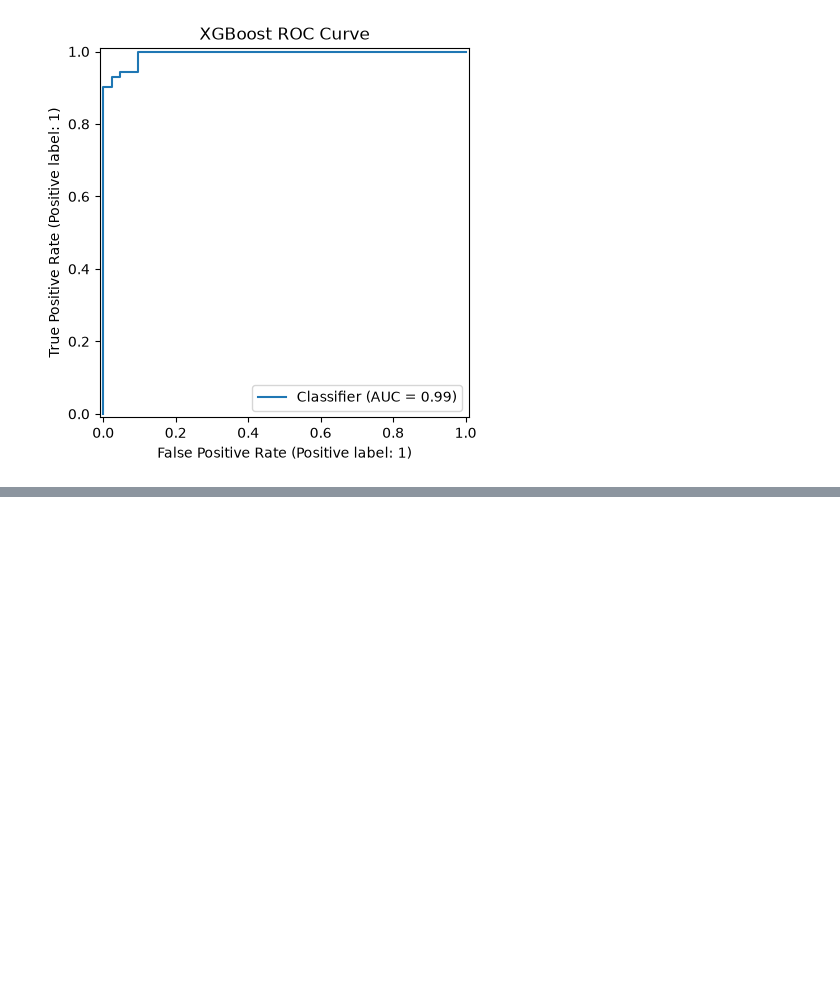
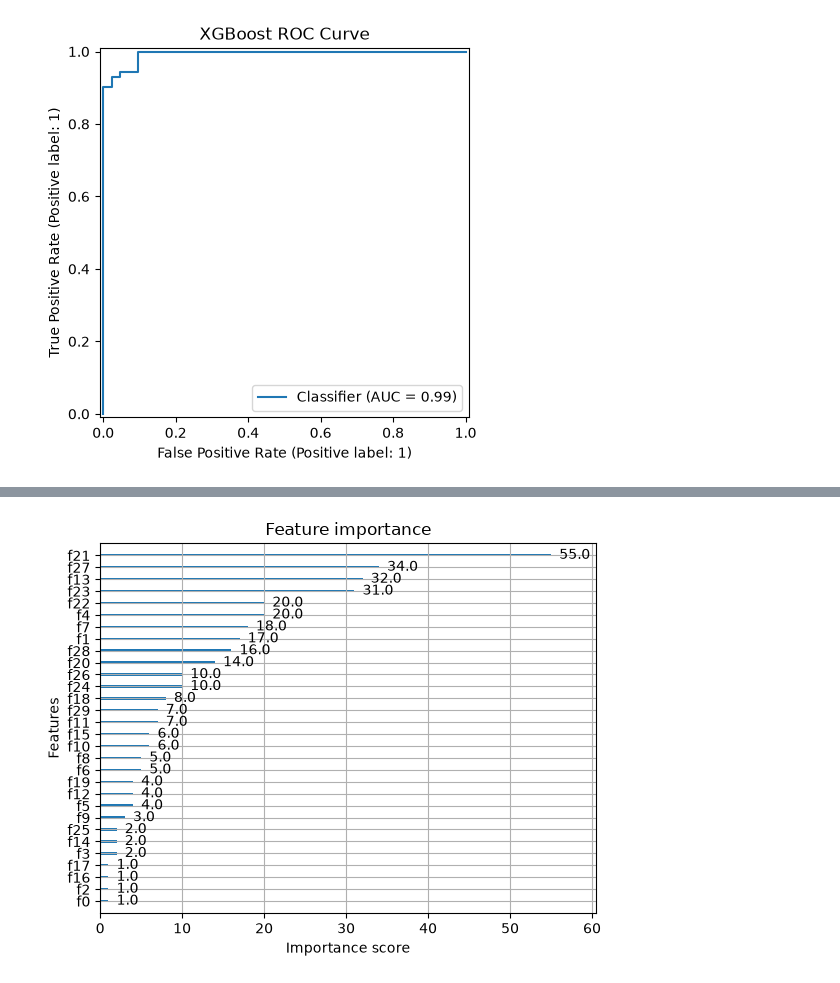
Before and after one commit to Foolmannn/ml-learnings, a Jupyter notebook: 16Ensemble_Learning/XGBoost/Classification/xgboost_classification_code_imp.ipynb, the cells around one changed output, grey strips where cells are left out. Saved outputs shown, nothing was run; the diff lists cells and outputs as text; code cells hidden in the pictures; blank space fills up the shorter version.

Commit message:
ML - Ensemble Learning - XGBoost For Classification Implementation

```diff
--- a/16Ensemble_Learning/XGBoost/Classification/xgboost_classification_code_imp.ipynb
+++ b/16Ensemble_Learning/XGBoost/Classification/xgboost_classification_code_imp.ipynb
@@ -260,0 +398,23 @@ plt.show()
+# %%
+from sklearn.model_selection import GridSearchCV
+
+params = {
+    "n_estimators": [100, 200, 300],
+    "learning_rate": [0.01, 0.05, 0.1],
+    "max_depth": [3, 5, 7],
+    "subsample": [0.8, 1.0],
+    "colsample_bytree": [0.8, 1.0]
+}
+# %%
+grid = GridSearchCV(
+    estimator=XGBClassifier(
+        random_state=42,
+        eval_metric="logloss"
+    ),
+    param_grid=params,
+    cv=5,
+    scoring="accuracy",
+    n_jobs=-1
+)
+
+grid.fit(X_train, y_train)
@@ -260,0 +445,2 @@ plt.show()
+# %%
+best_model = grid.best_estimator_
@@ -260,0 +490,8 @@ plt.show()
+# %%
+from xgboost import plot_importance
+
+plot_importance(best_model)
+
+plt.show()
+# %% [output]
+[figure, added]
```
Also changed, not shown: parts of 24 cells of this notebook.
